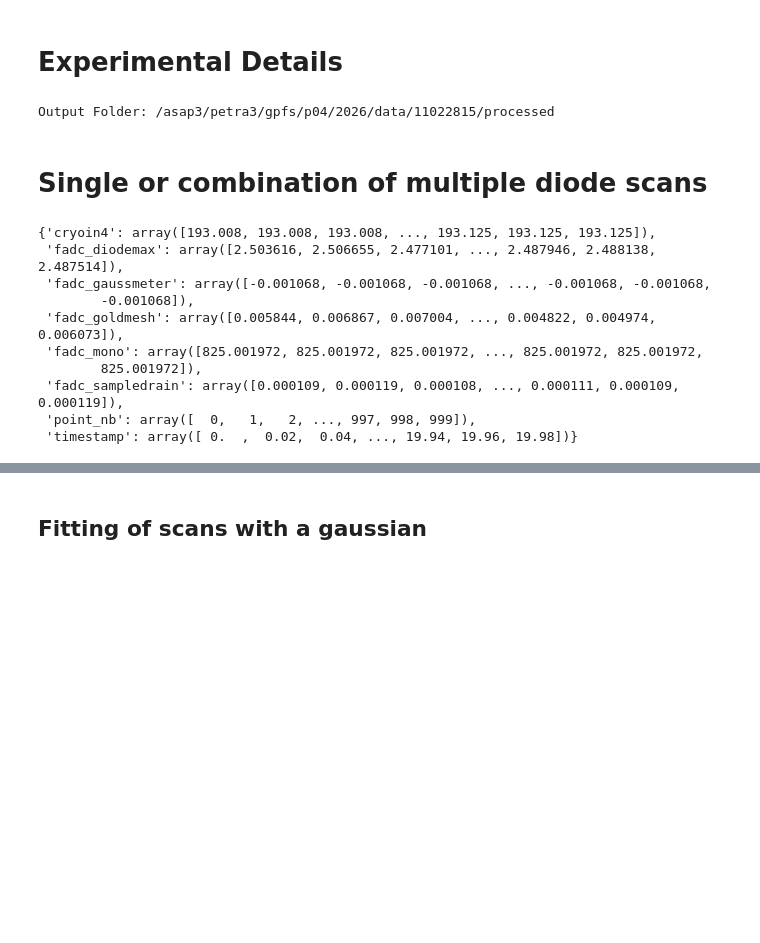
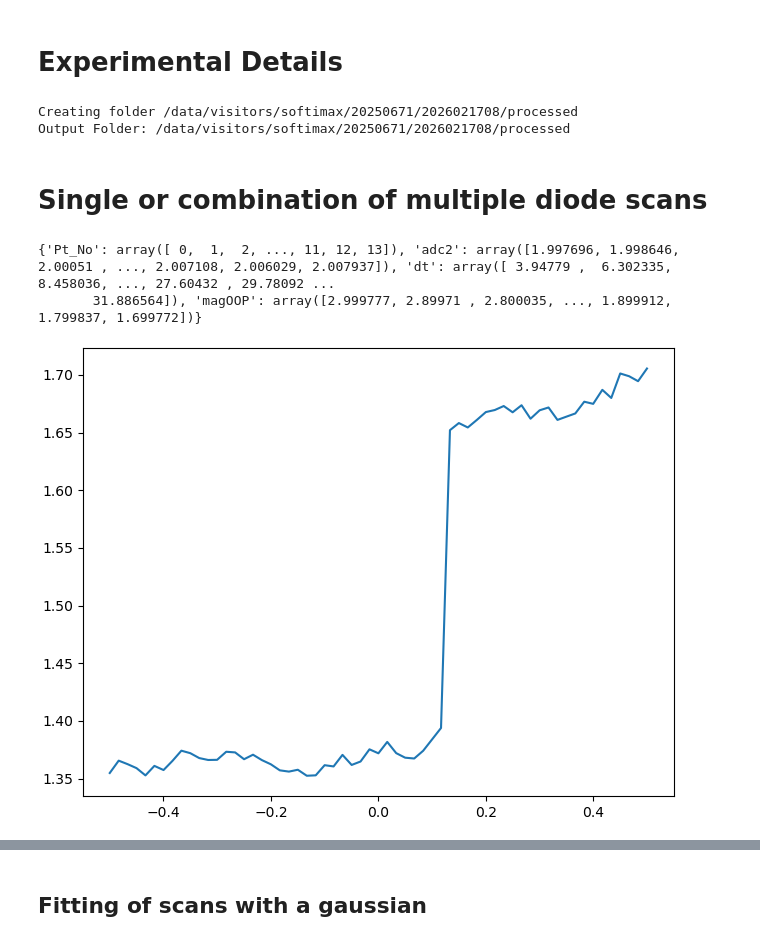
Before and after one commit to riccbatt/FTH-Phase-Retrieval-2609-SOLEIL-SEXTANTS, a Jupyter notebook: Diode_Scans.ipynb, the cells around one changed output, grey strips where cells are left out. Cells and saved outputs as stored; diff of their text form; code cells hidden in the pictures; blank space fills up the shorter version.

```diff
--- a/Diode_Scans.ipynb
+++ b/Diode_Scans.ipynb
@@ -95,3 +95,30 @@ file_prefix = "2601_xpcs_"
 
 # Load mnemonics for easy data handling
 mnemonics = loading.mnemonics
+# %%
+facility = "MAXIV" # Options: "SwissFEL", "MAXI"
+BEAMTIMEID = 2026021708 # Proposal number
+data_fname_prefix = "2602_softimax"
+USER = getuser()
+
+# Facility specific loading functions
+if facility == "PETRA":
+    import PETRA_MaxP04_loading as loading
+elif facility == "MAXI":
+    import MAXI_loading as loading
+elif facility == "SwissFEL":
+    from sfdata import SFDataFiles, SFScanInfo, SFProcFile
+    import Swiss_FEL_Loading as loading
+
+    # Number or jobs for analysis
+    NR_JOBS = 32
+elif facility == "MAXIV":
+    import MAXI_loading as loading
+
+BASEFOLDER = "/data/visitors/softimax/20250671/%d"%BEAMTIMEID
+DATAFOLDER = join(BASEFOLDER,"raw")
+
+print("Raw Datafolder is: %s"%DATAFOLDER)
+
+# Load dictionary for keys etc
+mnemonics = loading.load_mnemonics()
@@ -229,41 +424,41 @@ def gaussian(x, a, x0, sigma, c):
 folder_general = helper.create_folder(join(BASEFOLDER, "processed"))
 print("Output Folder: %s" % folder_general)
 # %% [output]
-Output Folder: /asap3/petra3/gpfs/p04/2026/data/11022815/processed
+Creating folder /data/visitors/softimax/20250671/2026021708/processed
+Output Folder: /data/visitors/softimax/20250671/2026021708/processed
 # %% [markdown]
 # Single or combination of multiple diode scans
 # %%
-load_data(2029)
+a = load_data(352)
+print(a)
 # %% [output]
-{'cryoin4': array([193.008, 193.008, 193.008, ..., 193.125, 193.125, 193.125]),
- 'fadc_diodemax': array([2.503616, 2.506655, 2.477101, ..., 2.487946, 2.488138, 2.487514]),
- 'fadc_gaussmeter': array([-0.001068, -0.001068, -0.001068, ..., -0.001068, -0.001068,
-        -0.001068]),
- 'fadc_goldmesh': array([0.005844, 0.006867, 0.007004, ..., 0.004822, 0.004974, 0.006073]),
- 'fadc_mono': array([825.001972, 825.001972, 825.001972, ..., 825.001972, 825.001972,
-        825.001972]),
- 'fadc_sampledrain': array([0.000109, 0.000119, 0.000108, ..., 0.000111, 0.000109, 0.000119]),
- 'point_nb': array([  0,   1,   2, ..., 997, 998, 999]),
- 'timestamp': array([ 0.  ,  0.02,  0.04, ..., 19.94, 19.96, 19.98])}
+{'Pt_No': array([ 0,  1,  2, ..., 11, 12, 13]), 'adc2': array([1.997696, 1.998646, 2.00051 , ..., 2.007108, 2.006029, 2.007937]), 'dt': array([ 3.94779 ,  6.302335,  8.458036, ..., 27.60432 , 29.78092 ...
+       31.886564]), 'magOOP': array([2.999777, 2.89971 , 2.800035, ..., 1.899912, 1.799837, 1.699772])}
 # %%
 # Add scan numbers to combine in single plot
-scan_ids = np.arange(2029, 2088)#np.arange(53, 68+1)
+scan_ids = [738]#np.arange(221, 225)#np.arange(53, 68+1)
 
 # keys from nxs files (if you are not sure, which you need, open nexus files from beamtime folder and navigate through keys `2310_P04_FGT/raw/FGT`)
-data_key_x = "cryoin4"  # "mx" # "br1_master", "sx", "sy"
-data_key_y = "fadc_diodemax"  # "adc_beck_femto_diodemax"#"mx"#"sz"#fADC_diodemax
+data_key_x = "magOOP"  # "mx" # "br1_master", "sx", "sy"
+data_key_y = "adc2"  # "adc_beck_femto_diodemax"#"mx"#"sz"#fADC_diodemax
 
 # Normalization of diode signal with I0, e.g., with petra current or gold mesh (needs to be inserted during scan)
 normalization = False
 data_key_norm = "fadc_goldmesh"  # "petra_curr"
 
 # Load data
 xdata, ydata, norm = [], [], []
 for scan_id in tqdm(scan_ids):
     xdata.append(load_data(scan_id)[data_key_x])
     ydata.append(load_data(scan_id)[data_key_y])
 
     if normalization is True:
         norm.append(load_data(scan_id)[data_key_norm])
     else:
         norm.append(np.ones(ydata[-1].shape))
+
+plt.figure()
+for i, scan_id in enumerate(scan_ids):
+    plt.plot(xdata[i], ydata[i])
+# %% [output]
+[figure, added]
```
Also changed, not shown: parts of 12 cells of this notebook, 2 other files.
